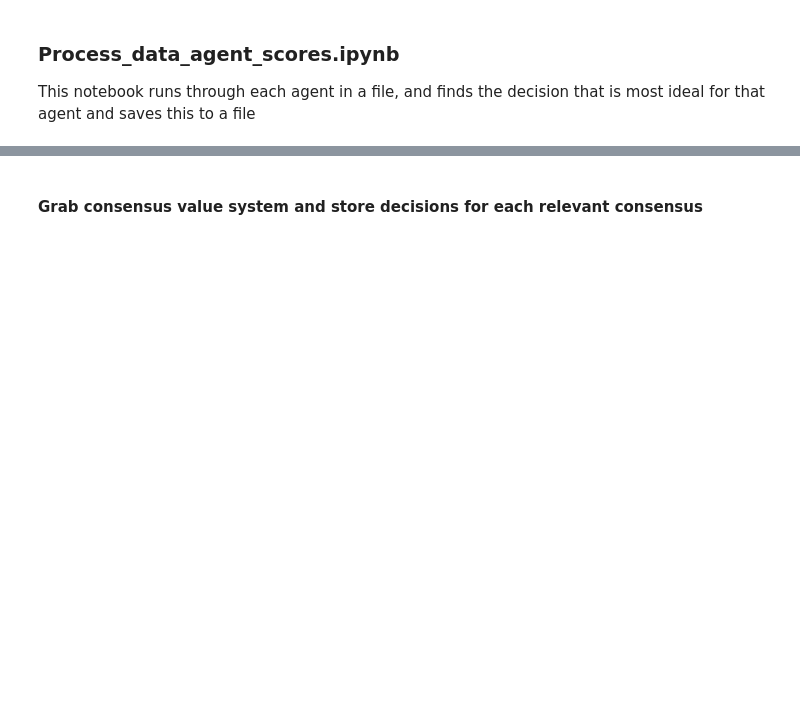
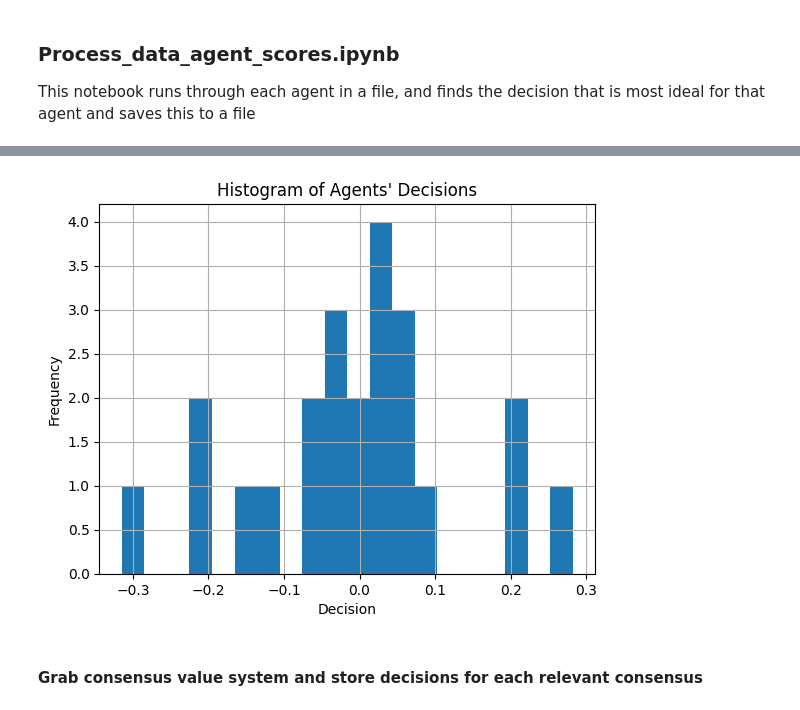
Before and after one commit to JosephTrevorrow/ValueSystemsAggregation, a Jupyter notebook: process_data/process_data_agent_scores.ipynb, the cells around one changed output, grey strips where cells are left out. Cells and saved outputs as stored; diff of their text form; code cells hidden in the pictures; blank space fills up the shorter version.

```diff
--- a/process_data/process_data_agent_scores.ipynb
+++ b/process_data/process_data_agent_scores.ipynb
@@ -19,3 +38,13 @@ for index, row in df.iterrows():
+# %%
+import matplotlib.pyplot as plt
+
+df['decision'].hist(bins=20)
+plt.xlabel('Decision')
+plt.ylabel('Frequency')
+plt.title('Histogram of Agents\' Decisions')
+plt.show()
+# %% [output]
+[figure, added]
 # %% [markdown]
 #### Grab consensus value system and store decisions for each relevant consensus
 # %%
```
Also changed, not shown: parts of 5 cells of this notebook, 9 other files.
